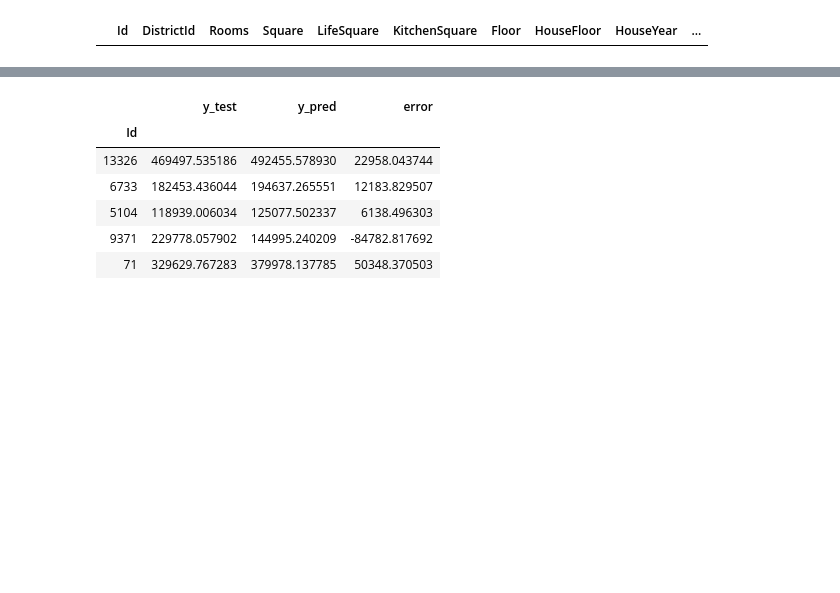
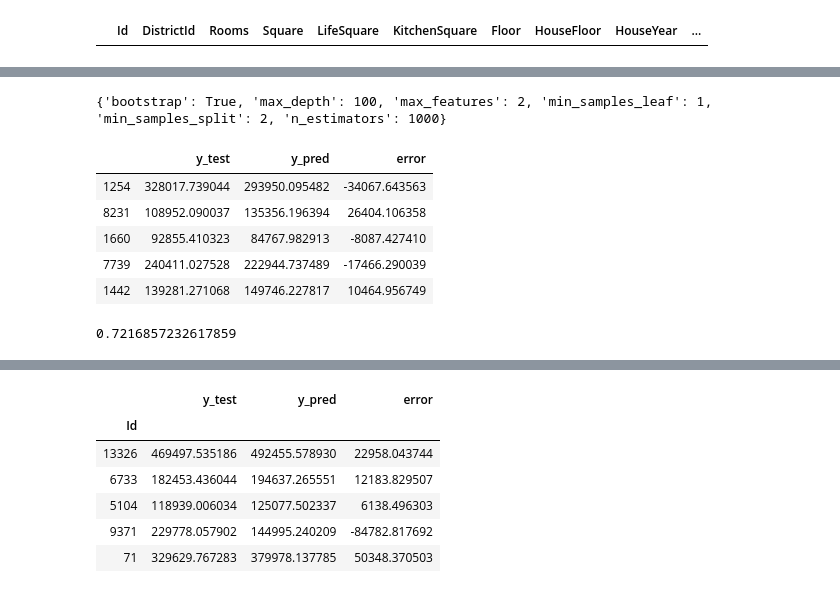
Before and after one commit to comrade747/python, a Jupyter notebook: project_task/ErshovAA_workbook1.ipynb, the cells around one changed output, grey strips where cells are left out. Drawn from its saved outputs; the diff is of its cells as text; code cells hidden in the pictures; blank space fills up the shorter version.

```diff
--- a/project_task/ErshovAA_workbook1.ipynb
+++ b/project_task/ErshovAA_workbook1.ipynb
@@ -958,0 +996,4 @@ X_train.loc[(X_train.clusters_8_7.isnull() == True)]
+# %%
+print(grid_search.best_params_)
+# %% [output]
+{'bootstrap': True, 'max_depth': 100, 'max_features': 2, 'min_samples_leaf': 1, 'min_samples_split': 2, 'n_estimators': 1000}
@@ -959,3 +1013,23 @@ X_train.loc[(X_train.clusters_8_7.isnull() == True)]
+# %%
+check_test_rfr = pd.DataFrame({
+    "y_test": y_test["Price"],
+    "y_pred": y_pred.flatten()
+})
+
+check_test_rfr["error"] = check_test_rfr["y_pred"] - check_test_rfr["y_test"]
+
+check_test_rfr.head()
+# %% [output]
+|  | y_test | y_pred | error |
+| 1254 | 328017.739044 | 293950.095482 | -34067.643563 |
+| 8231 | 108952.090037 | 135356.196394 | 26404.106358 |
+| 1660 | 92855.410323 | 84767.982913 | -8087.427410 |
+| 7739 | 240411.027528 | 222944.737489 | -17466.290039 |
+| 1442 | 139281.271068 | 149746.227817 | 10464.956749 |
+# %%
+r2_score(check_test_rfr["y_test"], check_test_rfr["y_pred"])
+# %% [output]
+0.7216857232617859
 # %%
 final_model = GradientBoostingRegressor(n_estimators=400, max_depth=7, random_state=21)
 final_model.fit(X_train, y_train)
```
Also changed, not shown: parts of 29 cells of this notebook.
